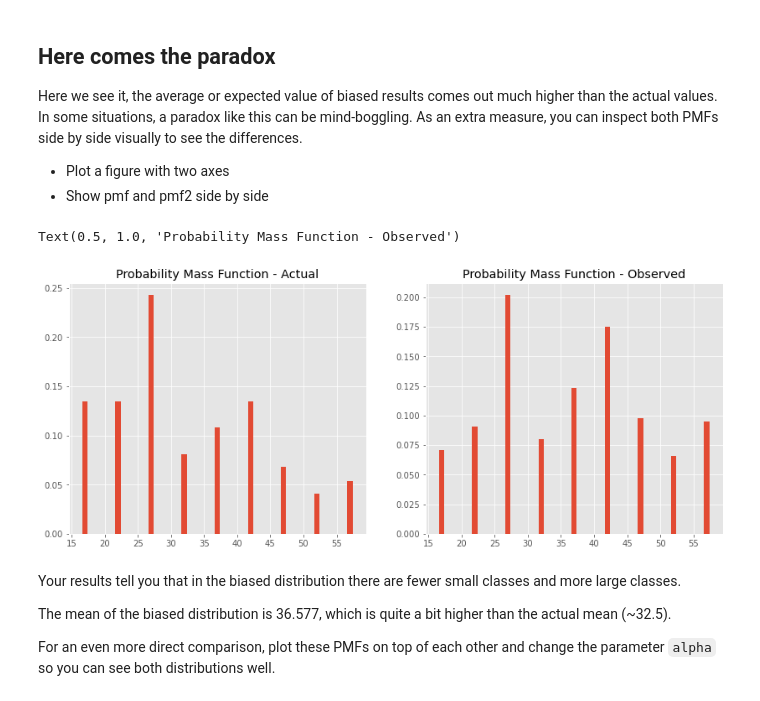
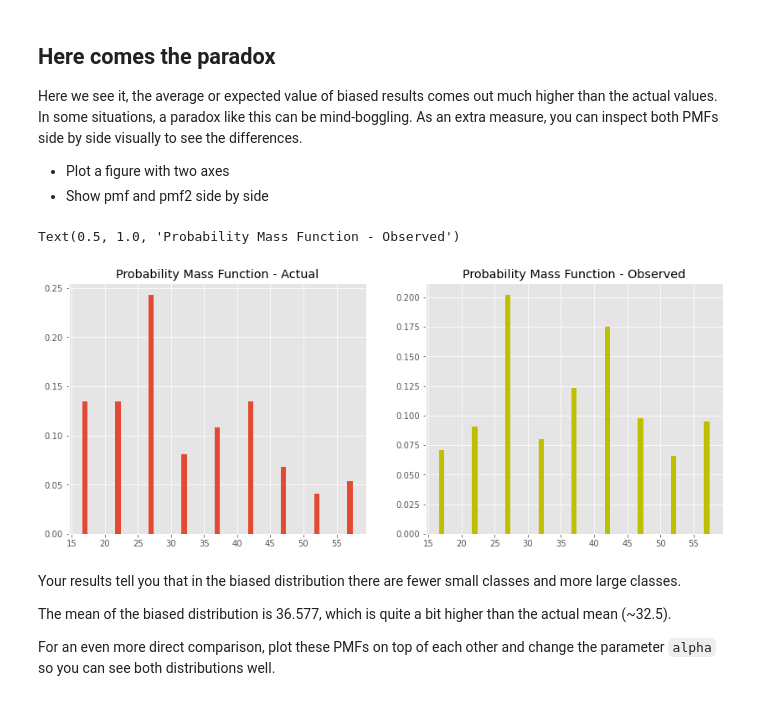
Before and after one commit to ghcn345/dsc-probability-mass-function-lab, a Jupyter notebook: index.ipynb, the cells around one changed output. Saved outputs shown, nothing was run; the diff lists cells and outputs as text; code cells hidden in the pictures.

```diff
--- a/index.ipynb
+++ b/index.ipynb
@@ -162,18 +162,18 @@ Here we see it, the average or expected value of biased results comes out much h
 # %%
 # Plot pmfs side by side
 new_figure = plt.figure(figsize=(14, 5.5))
 
 ax1 = new_figure.add_subplot(121)
 ax2 = new_figure.add_subplot(122)
 
 ax1.bar(sizes, pmf)
-ax2.bar(sizes, pmf2)
+ax2.bar(sizes, pmf2, color='y')
 
 ax1.set_title ("Probability Mass Function - Actual")
 ax2.set_title ("Probability Mass Function - Observed")
 # %% [output]
 Text(0.5, 1.0, 'Probability Mass Function - Observed')
-[figure, old version]
+[figure, new version]
 # %% [markdown]
 Your results tell you that in the biased distribution there are fewer small classes and more large classes.
 
```
Also changed, not shown: parts of 2 cells of this notebook.
